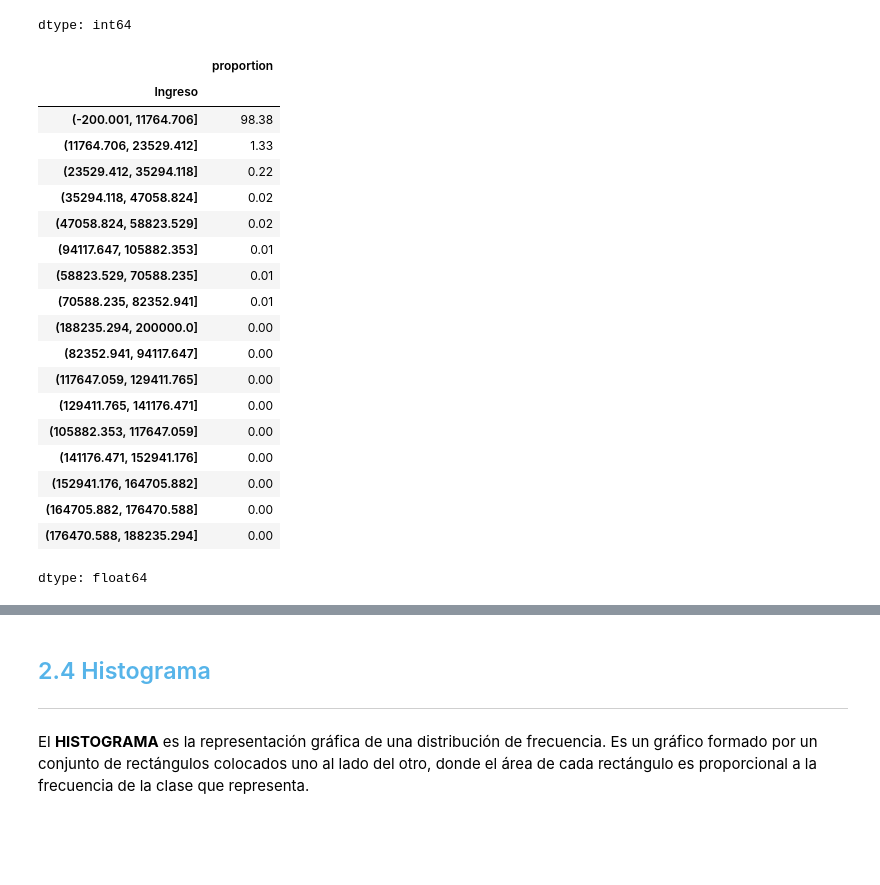
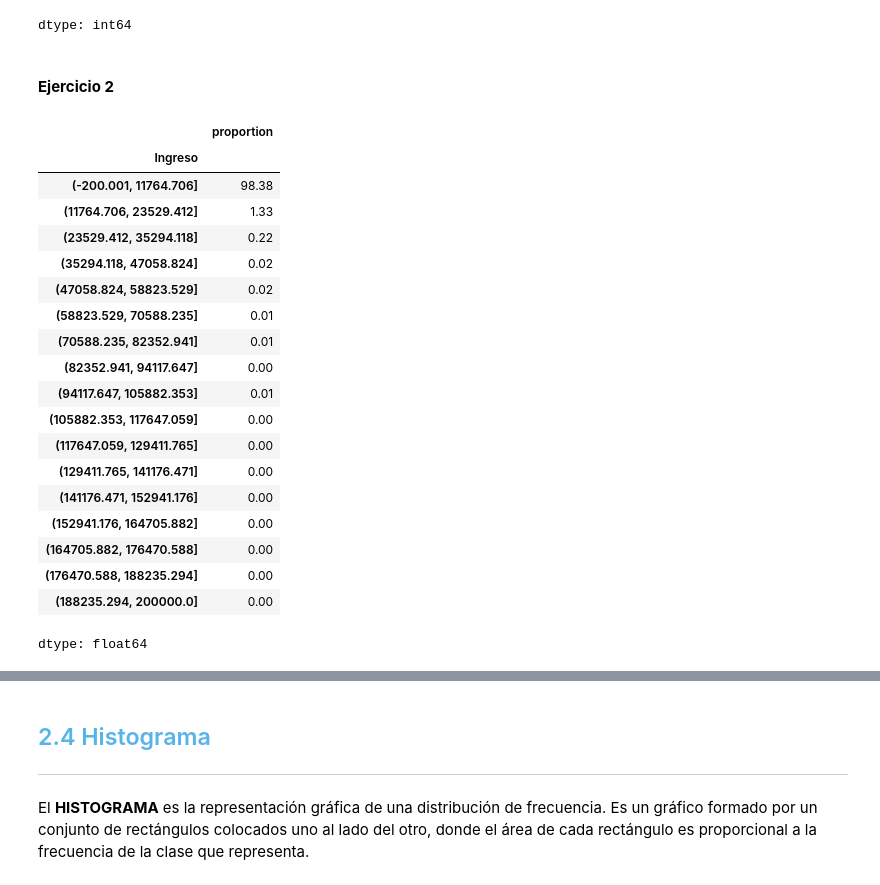
Before and after one commit to DanielRaiicHu/curso_de_estadisticas_1, a Jupyter notebook: Curso_de_Estadística_con_Python_1.ipynb, the cells around one changed output, grey strips where cells are left out. Saved outputs shown, nothing was run; the diff lists cells and outputs as text; code cells hidden in the pictures; blank space fills up the shorter version.

```diff
--- a/Curso_de_Estadística_con_Python_1.ipynb
+++ b/Curso_de_Estadística_con_Python_1.ipynb
@@ -697,35 +700,38 @@ frecuencia_sturges
 | (164705.882, 176470.588] | 0 |
 | (176470.588, 188235.294] | 0 |
 dtype: int64
+# %% [markdown]
+#### **Ejercicio 2**
 # %%
-porcentaje = pd.value_counts(
+porcentaje_sturges = pd.value_counts(
     pd.cut(
         x = datos.Ingreso,       # Columna numérica que se quiere clasificar
         bins = 17,           # Límites definidos para cada clase socioeconómica
         include_lowest = True    # Incluye el límite inferior en el primer intervalo
     ),
+    sort= False,
     normalize = True             # Calcula proporciones en lugar de frecuencias absolutas
 ).round(4) * 100                 # Redondea a 4 decimales y convierte a porcentaje
 
-porcentaje  # Muestra el resultado final en formato porcentaje
+porcentaje_sturges  # Muestra el resultado final en formato porcentaje
 # %% [output]
 |  | proportion |
 | Ingreso |  |
 | (-200.001, 11764.706] | 98.38 |
 | (11764.706, 23529.412] | 1.33 |
 | (23529.412, 35294.118] | 0.22 |
 | (35294.118, 47058.824] | 0.02 |
 | (47058.824, 58823.529] | 0.02 |
-| (94117.647, 105882.353] | 0.01 |
 | (58823.529, 70588.235] | 0.01 |
 | (70588.235, 82352.941] | 0.01 |
-| (188235.294, 200000.0] | 0.00 |
 | (82352.941, 94117.647] | 0.00 |
+| (94117.647, 105882.353] | 0.01 |
+| (105882.353, 117647.059] | 0.00 |
 | (117647.059, 129411.765] | 0.00 |
 | (129411.765, 141176.471] | 0.00 |
-| (105882.353, 117647.059] | 0.00 |
 | (141176.471, 152941.176] | 0.00 |
 | (152941.176, 164705.882] | 0.00 |
 | (164705.882, 176470.588] | 0.00 |
 | (176470.588, 188235.294] | 0.00 |
+| (188235.294, 200000.0] | 0.00 |
 dtype: float64
```
Also changed, not shown: parts of 35 cells of this notebook.
